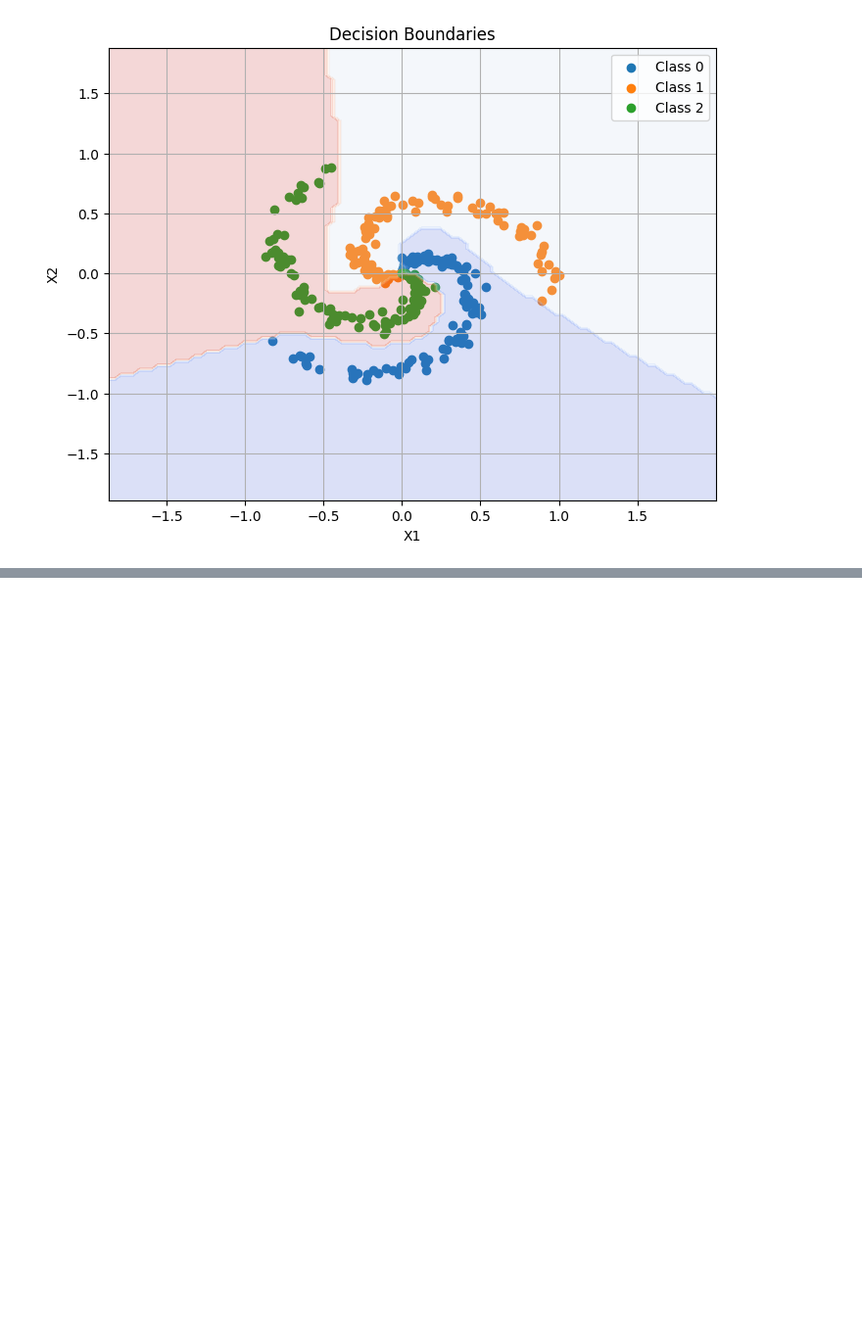
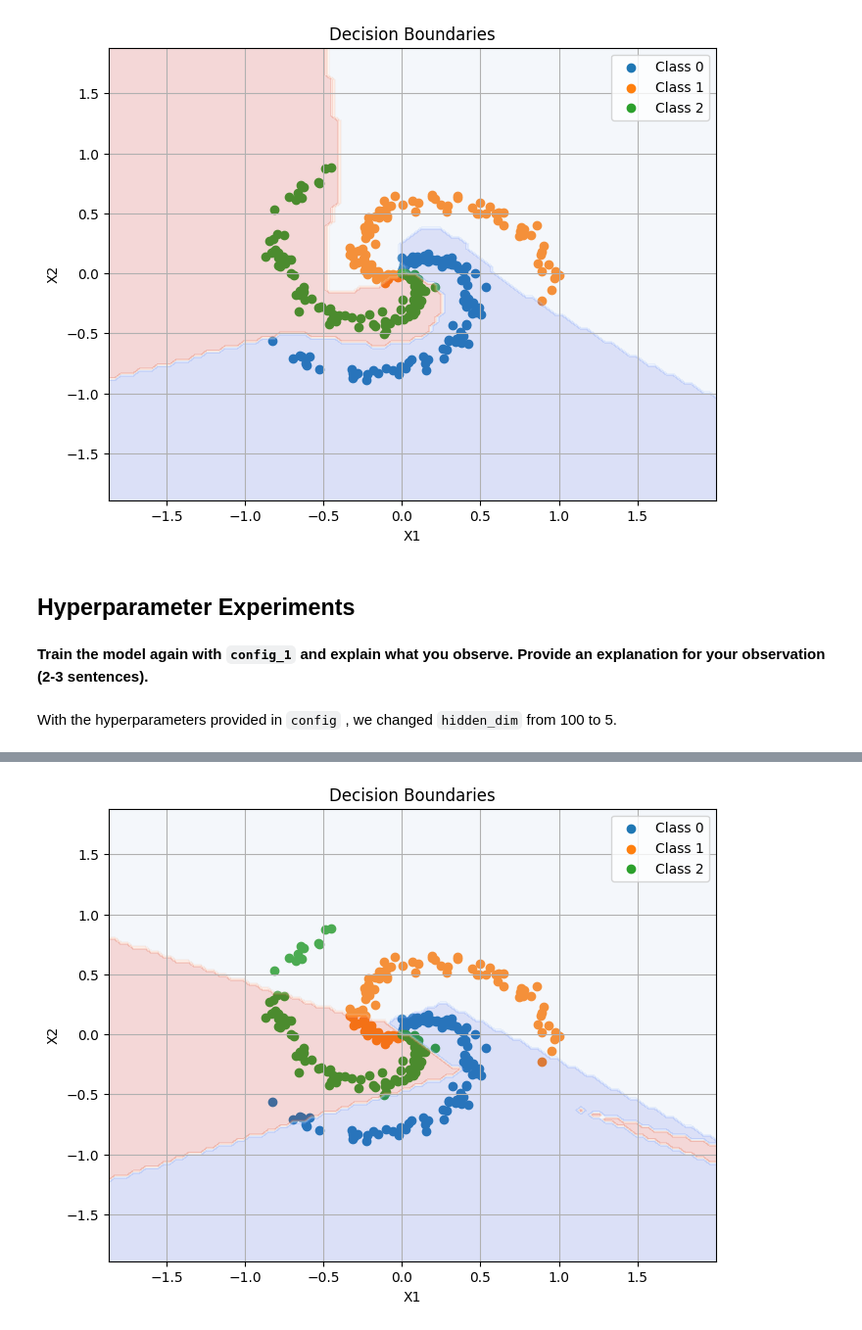
Before and after one commit to Raminyazdani/feedforward-neural-network-notebook, a Jupyter notebook: feedforward_neural_network.ipynb, the cells around one changed output, grey strips where cells are left out. Shown at 98% size. Cells and saved outputs as stored; diff of their text form; code cells hidden in the pictures; blank space fills up the shorter version.

````diff
--- a/feedforward_neural_network.ipynb
+++ b/feedforward_neural_network.ipynb
@@ -227,3 +227,23 @@ Epoch 800 | Running Loss: 0.6254771947860718 | Accuracy: 0.95
 Epoch 900 | Running Loss: 0.6189144849777222 | Accuracy: 0.9566666666666667
 Epoch 1000 | Running Loss: 0.6132678985595703 | Accuracy: 0.9633333333333334
 [figure]
+# %% [markdown]
+## Hyperparameter Experiments
+# %% [markdown]
+<b>Train the model again with ```config_1``` and explain what you observe. Provide an explanation for your observation (2-3 sentences). </b>
+# %% [markdown]
+With the hyperparameters provided in ```config``` , we changed ```hidden_dim``` from 100 to 5.
+# %%
+config_1 = {
+    "input_dim": 2,
+    "hidden_dim": 5,
+    "output_dim": C,
+    "device": torch.device("cuda") if torch.cuda.is_available() else torch.device("cpu"),
+    "num_epochs": 1000,
+    "batch_size": 300,
+    "learning_rate": 1,
+}
+# %%
+# Run this cell to train the model with config_1
+train(config_1, data, labels)
+# %% [output]
@@ -229,0 +260 @@ Epoch 1000 | Running Loss: 0.6132678985595703 | Accuracy: 0.9633333333333334
+[figure, added]
````
Also changed, not shown: parts of 1 cell of this notebook, 2 other files.
